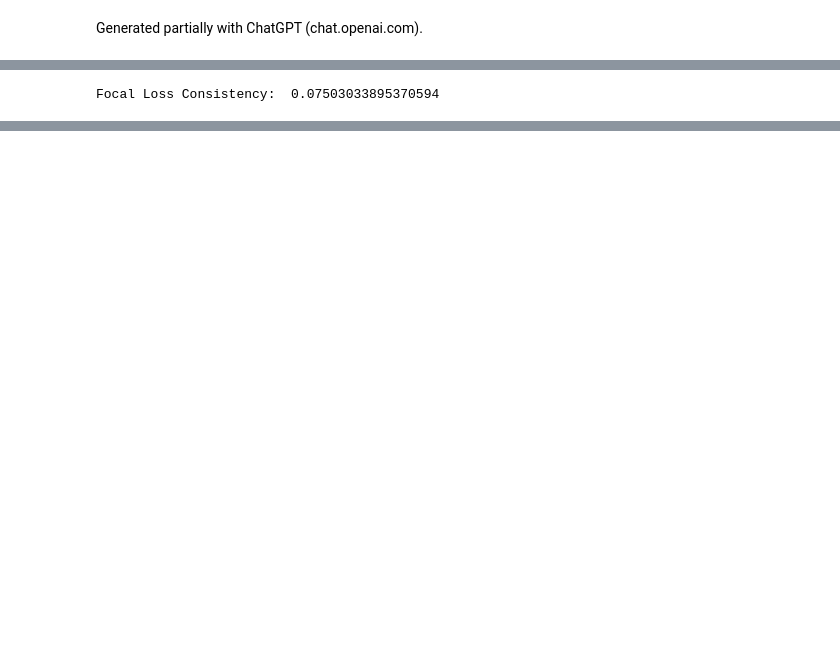
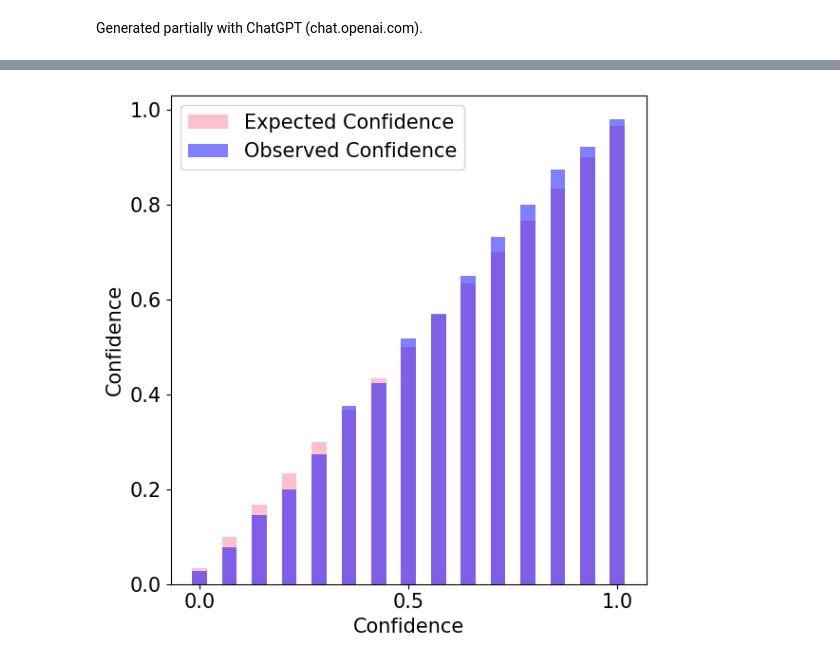
Before and after one commit to Jinxu-Lin/BSCE-GRA, a Jupyter notebook: test.ipynb, the cells around one changed output, grey strips where cells are left out. Drawn from its saved outputs; the diff is of its cells as text; code cells hidden in the pictures; blank space fills up the shorter version.

```diff
--- a/test.ipynb
+++ b/test.ipynb
@@ -249,31 +283,3 @@ Cross Entropy Accuracy:  0.19664999842643738
-# %%
-# Training the model with cross entropy loss
-gamma = 2
-model_fl = DNN(dimension, 10, num_classes).cuda()  # Move model to GPU
-fl = FocalLoss(gamma=gamma).cuda()  # Move loss function to GPU
-optimizer_fl = optim.SGD(model_fl.parameters(), lr=learning_rate)
-pbar_fl = tqdm(total=len(train_loader))
-
-for i, (inputs, labels) in enumerate(train_loader):
-  inputs, labels = inputs.cuda(), labels.cuda()  # Move data to GPU
-  optimizer_fl.zero_grad()
-  outputs = model_fl(inputs)
-  loss_fl = fl(outputs, labels)
-  loss_fl.backward()
-  optimizer_fl.step()
-  pbar_fl.update(1)
-pbar_fl.close()
-
-test_outputs_fl = model_fl(test_data_tensor)
-prob_fl = F.softmax(test_outputs_fl, dim=1)
-consistency_fl = test_gt_probs - prob_fl[:, 0]
-print("Focal Loss Consistency: ", consistency_fl.abs().mean().item())
-
-del model_fl, fl, inputs, labels, outputs, loss_fl, test_outputs_fl, prob_fl, consistency_fl, optimizer_fl, pbar_fl
-gc.collect()
-torch.cuda.empty_cache()
-# %% [output]
-Focal Loss Consistency:  0.07503033895370594
 # %%
 
 # from 1 to 10, step 0.1
@@ -281,34 +287,39 @@ gamma_list = [1]
 
 for gamma in gamma_list:
   # Training the model with cross entropy probability loss
-  model_ce_prob = DNN(dimension, 10, num_classes).cuda()
+  model_ce_prob = DNN(dimension, 100, num_classes).cuda()
   optimizer_ce_prob = optim.SGD(model_ce_prob.parameters(), lr=learning_rate)
   pbar_ce_prob = tqdm(total=len(train_loader))
   ce_prob = CrossEntropyProb(gamma=gamma).cuda()
 
-  for i, (inputs, labels) in enumerate(train_loader):
-    inputs = inputs.cuda()
-    labels = labels.cuda()
-    optimizer_ce_prob.zero_grad()
-    outputs = model_ce_prob(inputs)
-    # print(outputs[0])
-    # print(labels[0])
-    gt_probs = mog_data.compute_likelihood_ratio(labels.cpu(), inputs.cpu())
-    gt_probs = torch.from_numpy(gt_probs).cuda()
-    loss_prob = ce_prob(outputs, labels, gt_probs)
-    loss_prob.backward()
-    optimizer_ce_prob.step()
-    pbar_ce_prob.update(1)
+  for epoch in range(10):
+    for i, (inputs, labels) in enumerate(train_loader):
+      inputs = inputs.cuda()
+      labels = labels.cuda()
+      optimizer_ce_prob.zero_grad()
+      outputs = model_ce_prob(inputs)
+      # print(outputs[0])
+      # print(labels[0])
+      gt_probs, gt_distances = mog_data.compute_likelihood_ratio(labels.cpu(), inputs.cpu())
+      gt_probs = torch.from_numpy(gt_probs).cuda()
+      loss_prob = ce_prob(outputs, labels, gt_probs)
+      loss_prob.backward()
+      optimizer_ce_prob.step()
+      pbar_ce_prob.update(1)
+    print("Epoch: ", epoch, "Loss: ", loss_prob.item())
   pbar_ce_prob.close()
 
   test_outputs_ce_prob = model_ce_prob(test_data_tensor)
   prob_ce_prob = F.softmax(test_outputs_ce_prob, dim=1)
   confidence = prob_ce_prob.gather(1, test_labels.unsqueeze(1)).squeeze(1)
   calibrated_error_ce_prob = test_gt_probs - confidence
+
+  print("gamma: ", gamma, "Cross Entropy Probability Consistency: ", calibrated_error_ce_prob.abs().mean().item())
   accuracy = (prob_ce_prob.argmax(dim=1) == test_labels).float().mean().item()
-  print("gamma: ", gamma, "Cross Entropy Probability Consistency: ", calibrated_error_ce_prob.abs().mean().item(), "Accuracy: ", accuracy)
+  print("Accuracy: ", accuracy)
+  show(test_gt_probs, confidence, 'output_ce_prob1.pdf')
 
-  del model_ce_prob, ce_prob, optimizer_ce_prob, pbar_ce_prob, test_outputs_ce_prob, prob_ce_prob, calibrated_error_ce_prob
-  gc.collect()
-  torch.cuda.empty_cache()
+  # del model_ce_prob, ce_prob, optimizer_ce_prob, pbar_ce_prob, test_outputs_ce_prob, prob_ce_prob, calibrated_error_ce_prob
+  # gc.collect()
+  # torch.cuda.empty_cache()
 # %% [output]
@@ -315,0 +338 @@ gamma:  1 Cross Entropy Probability Consistency:  0.16383511643978158 Accuracy:
+[figure, added]
```
Also changed, not shown: parts of 12 cells of this notebook, 6 other files.
